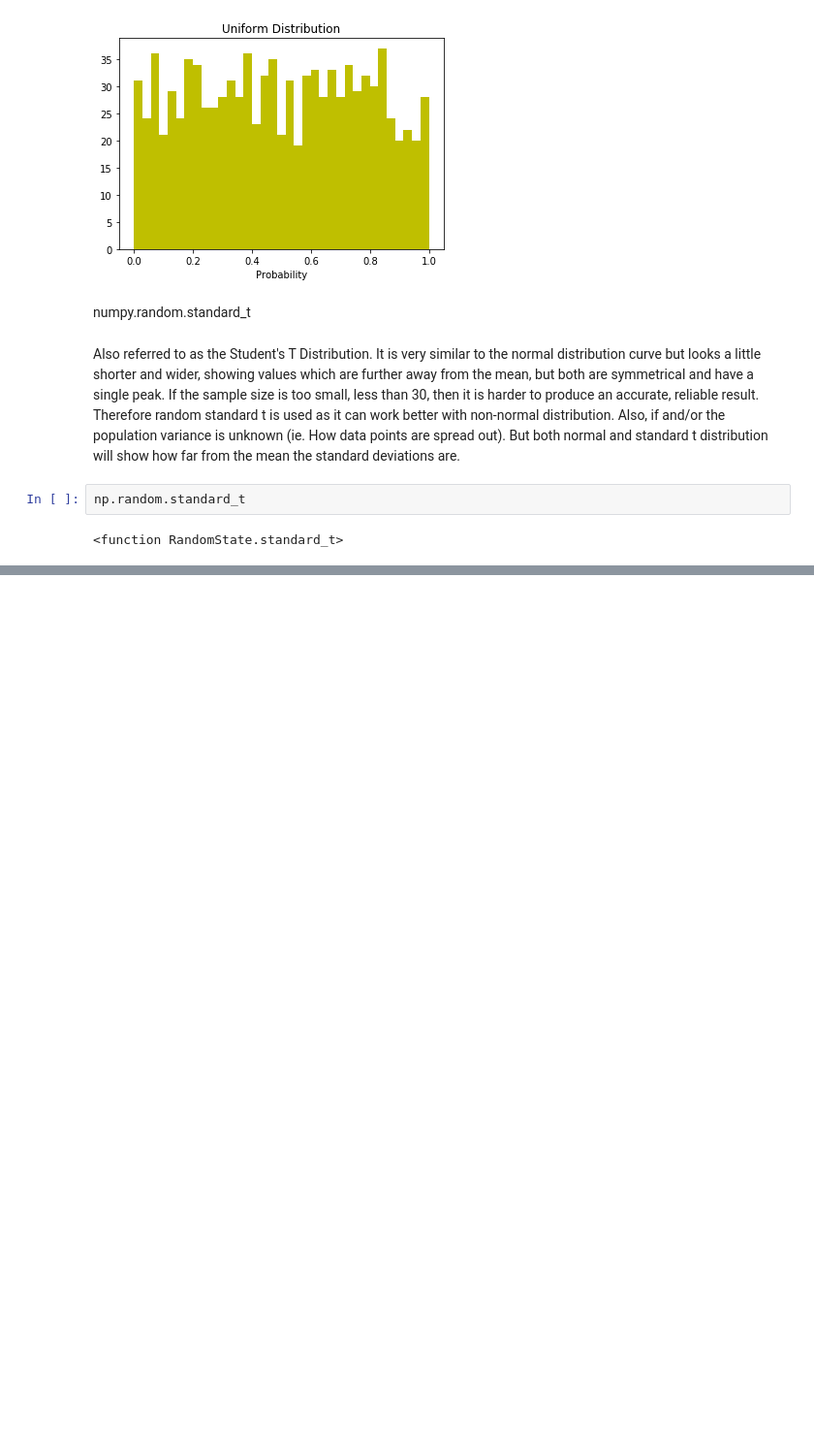
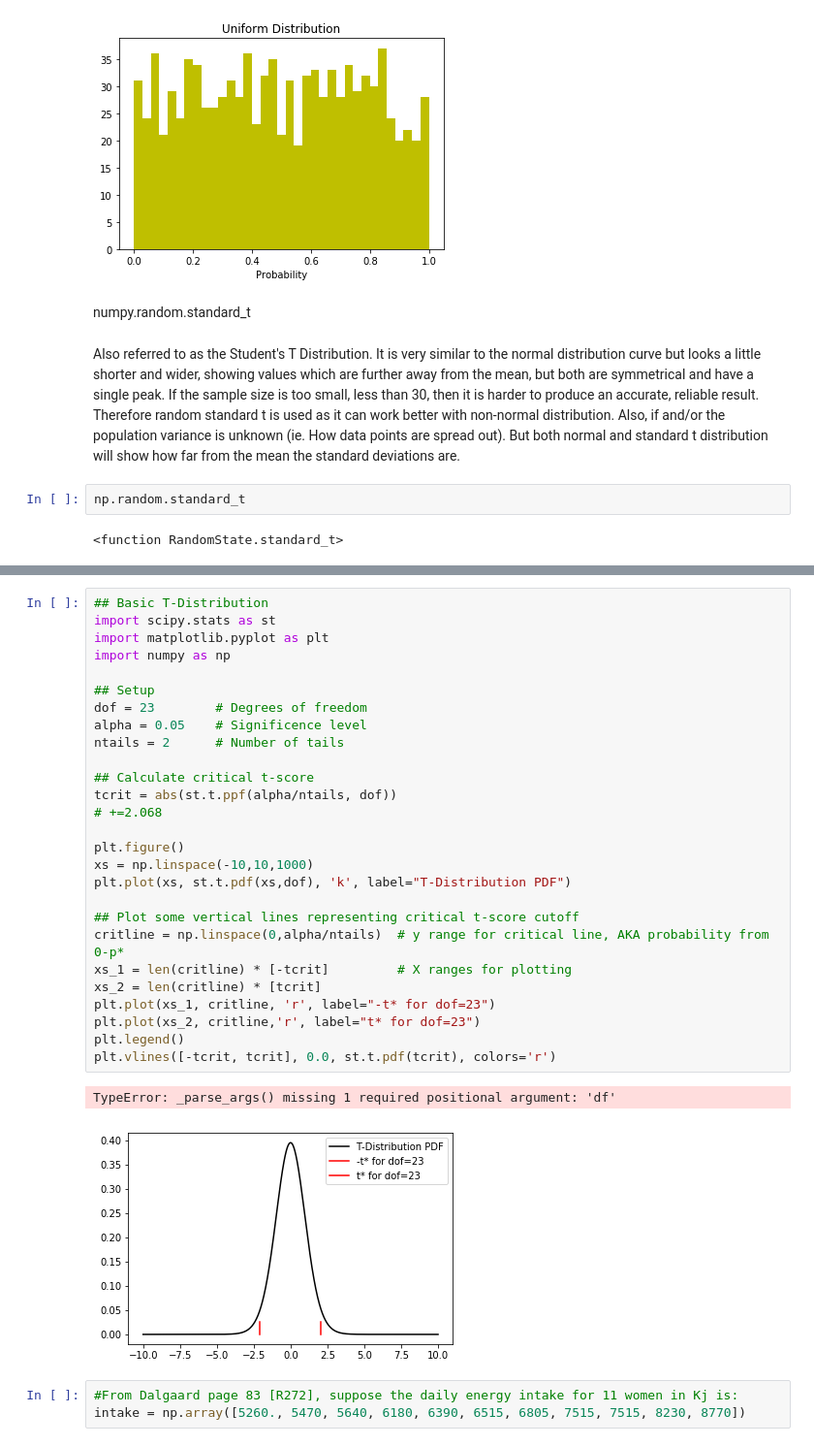
Before and after one commit to bexiturley/assignment-2019-programming-and-data-analysis, a Jupyter notebook: numpyrandom-Copy1.ipynb, the cells around one changed output, grey strips where cells are left out. Shown: that part at 97% size. Saved outputs shown, nothing was run; the diff lists cells and outputs as text; blank space fills up the shorter version.

```diff
--- a/numpyrandom-Copy1.ipynb
+++ b/numpyrandom-Copy1.ipynb
@@ -671,0 +620,33 @@ plt.show()
+# %%
+## Basic T-Distribution
+import scipy.stats as st
+import matplotlib.pyplot as plt
+import numpy as np
+
+## Setup
+dof = 23        # Degrees of freedom
+alpha = 0.05    # Significence level
+ntails = 2      # Number of tails
+
+## Calculate critical t-score
+tcrit = abs(st.t.ppf(alpha/ntails, dof))
+# +=2.068
+
+plt.figure()
+xs = np.linspace(-10,10,1000)
+plt.plot(xs, st.t.pdf(xs,dof), 'k', label="T-Distribution PDF")
+
+## Plot some vertical lines representing critical t-score cutoff
+critline = np.linspace(0,alpha/ntails)  # y range for critical line, AKA probability from 0-p*
+xs_1 = len(critline) * [-tcrit]         # X ranges for plotting
+xs_2 = len(critline) * [tcrit]
+plt.plot(xs_1, critline, 'r', label="-t* for dof=23")
+plt.plot(xs_2, critline,'r', label="t* for dof=23")
+plt.legend()
+plt.vlines([-tcrit, tcrit], 0.0, st.t.pdf(tcrit), colors='r')
+# %% [output]
+TypeError: _parse_args() missing 1 required positional argument: 'df'
+[figure, added]
+# %%
+#From Dalgaard page 83 [R272], suppose the daily energy intake for 11 women in Kj is:
+intake = np.array([5260., 5470, 5640, 6180, 6390, 6515, 6805, 7515, 7515, 8230, 8770])
```
Also changed, not shown: parts of 36 cells of this notebook.
